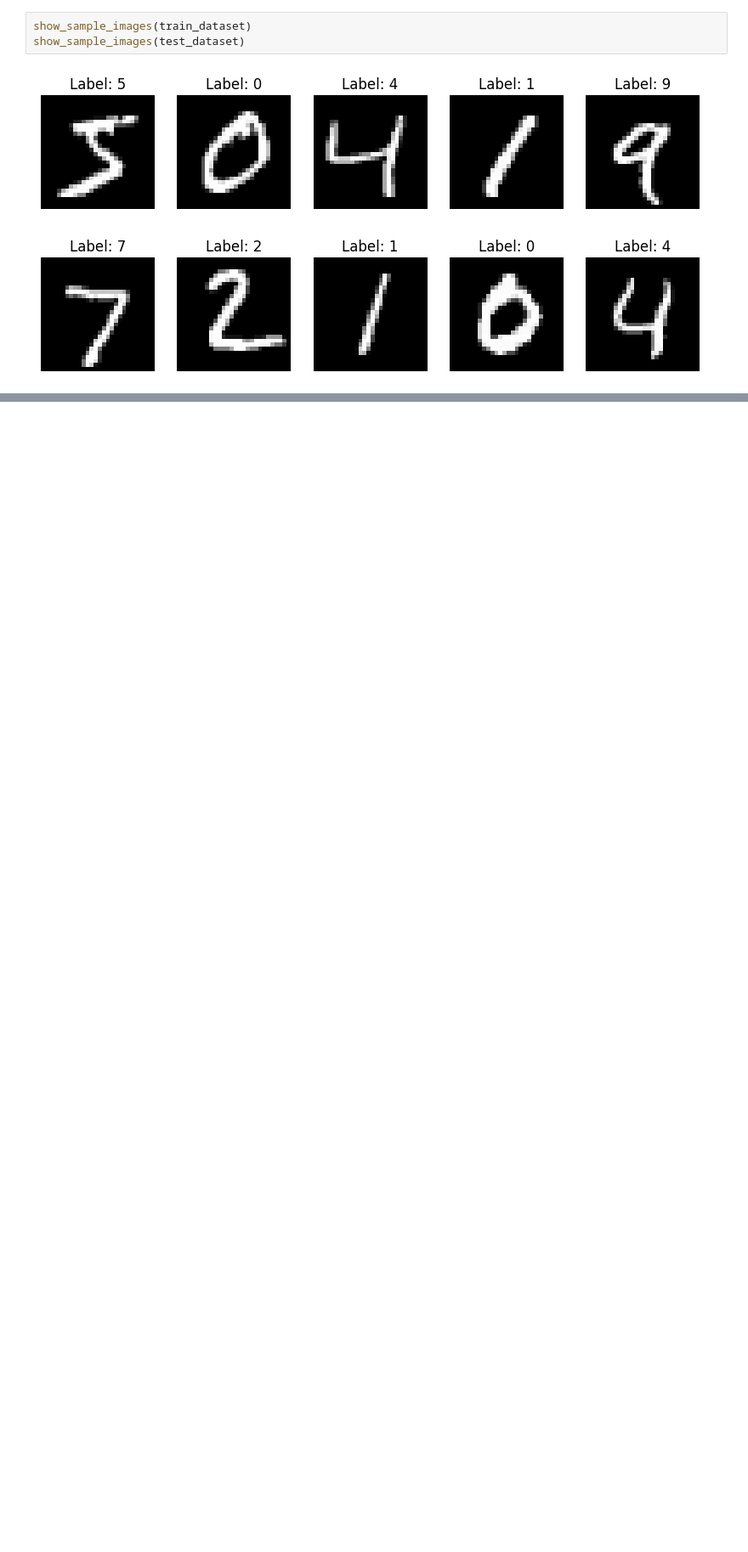
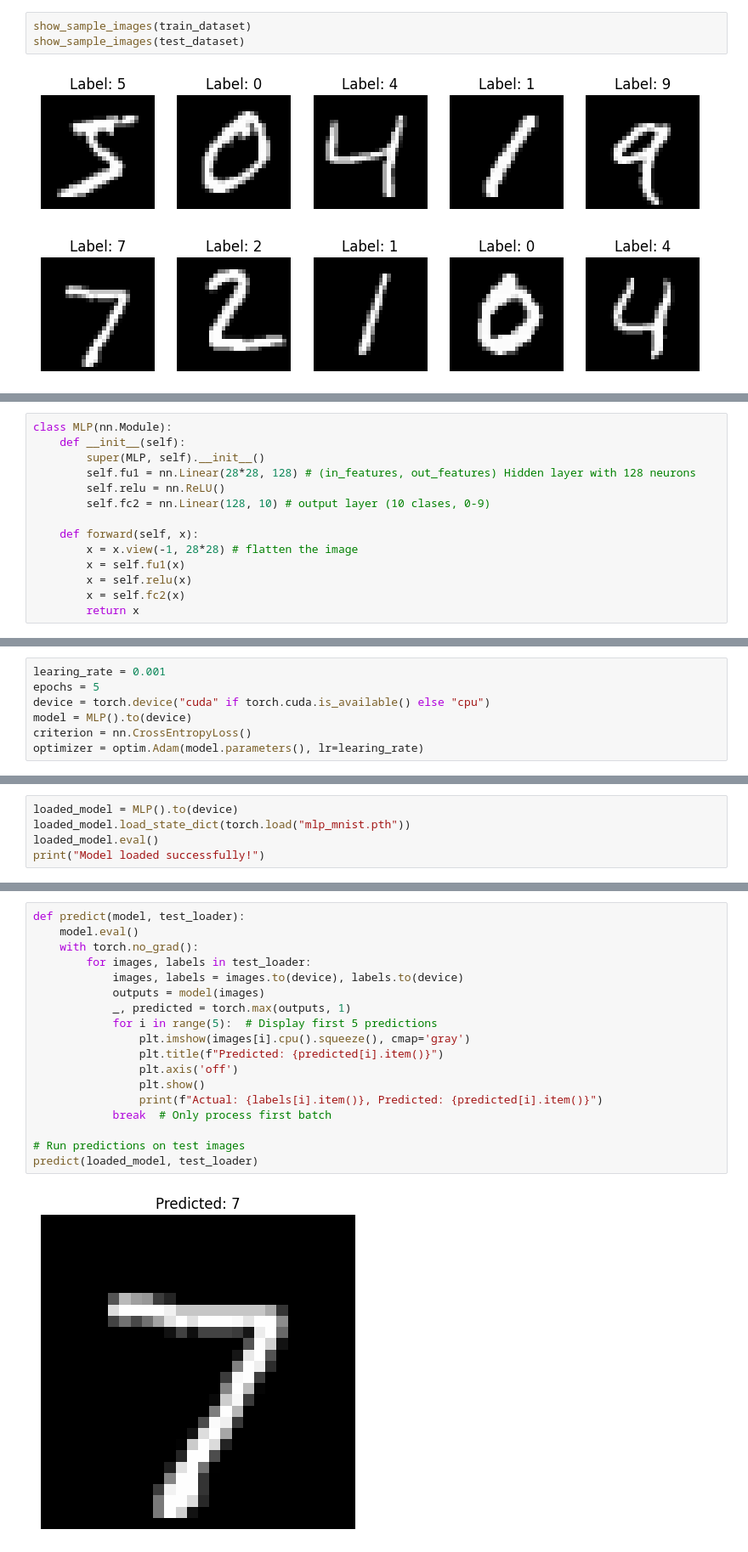
Before and after one commit to asendulakshanabse/DeepLearning, a Jupyter notebook: ANN/MNIST_MLP.ipynb, the cells around one changed output, grey strips where cells are left out. Shown at 85% size. Saved outputs shown, nothing was run; the diff lists cells and outputs as text; blank space fills up the shorter version.

```diff
--- a/ANN/MNIST_MLP.ipynb
+++ b/ANN/MNIST_MLP.ipynb
@@ -55,0 +58,14 @@ show_sample_images(test_dataset)
+# %%
+class MLP(nn.Module):
+    def __init__(self):
+        super(MLP, self).__init__()
+        self.fu1 = nn.Linear(28*28, 128) # (in_features, out_features) Hidden layer with 128 neurons
+        self.relu = nn.ReLU()
+        self.fc2 = nn.Linear(128, 10) # output layer (10 clases, 0-9)
+
+    def forward(self, x):
+        x = x.view(-1, 28*28) # flatten the image
+        x = self.fu1(x)
+        x = self.relu(x)
+        x = self.fc2(x)
+        return x
@@ -55,0 +74,7 @@ show_sample_images(test_dataset)
+# %%
+learing_rate = 0.001
+epochs = 5
+device = torch.device("cuda" if torch.cuda.is_available() else "cpu")
+model = MLP().to(device)
+criterion = nn.CrossEntropyLoss()
+optimizer = optim.Adam(model.parameters(), lr=learing_rate)
@@ -55,0 +145,5 @@ show_sample_images(test_dataset)
+# %%
+loaded_model = MLP().to(device)
+loaded_model.load_state_dict(torch.load("mlp_mnist.pth"))
+loaded_model.eval()
+print("Model loaded successfully!")
@@ -55,0 +154,20 @@ show_sample_images(test_dataset)
+# %%
+def predict(model, test_loader):
+    model.eval()
+    with torch.no_grad():
+        for images, labels in test_loader:
+            images, labels = images.to(device), labels.to(device)
+            outputs = model(images)
+            _, predicted = torch.max(outputs, 1)
+            for i in range(5):  # Display first 5 predictions
+                plt.imshow(images[i].cpu().squeeze(), cmap='gray')
+                plt.title(f"Predicted: {predicted[i].item()}")
+                plt.axis('off')
+                plt.show()
+                print(f"Actual: {labels[i].item()}, Predicted: {predicted[i].item()}")
+            break  # Only process first batch
+
+# Run predictions on test images
+predict(loaded_model, test_loader)
+# %% [output]
+[figure, added]
```
Also changed, not shown: parts of 14 cells of this notebook.
